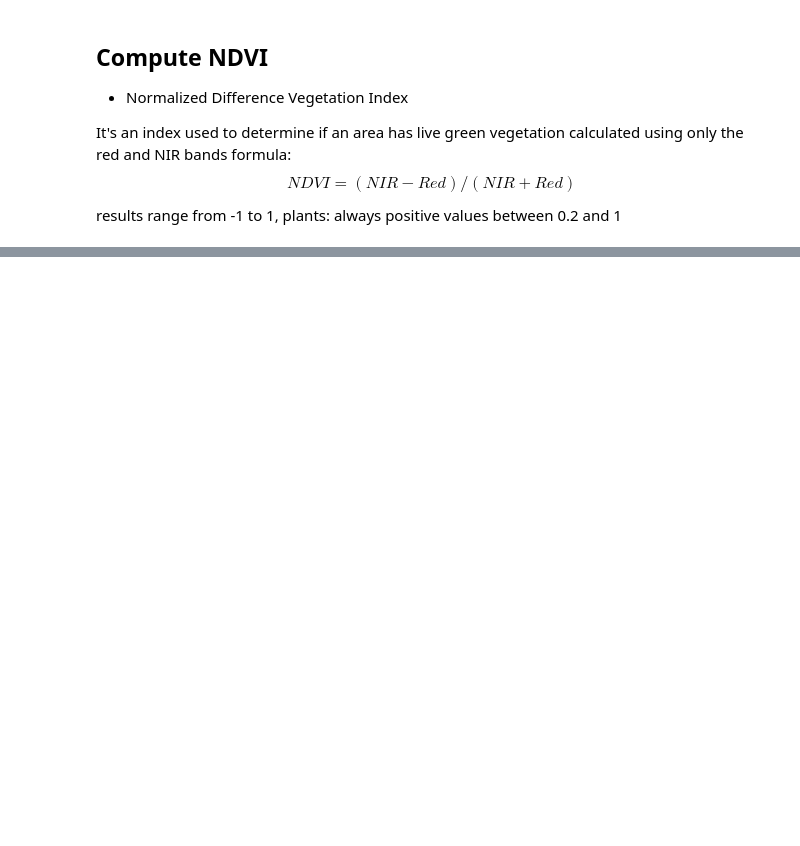
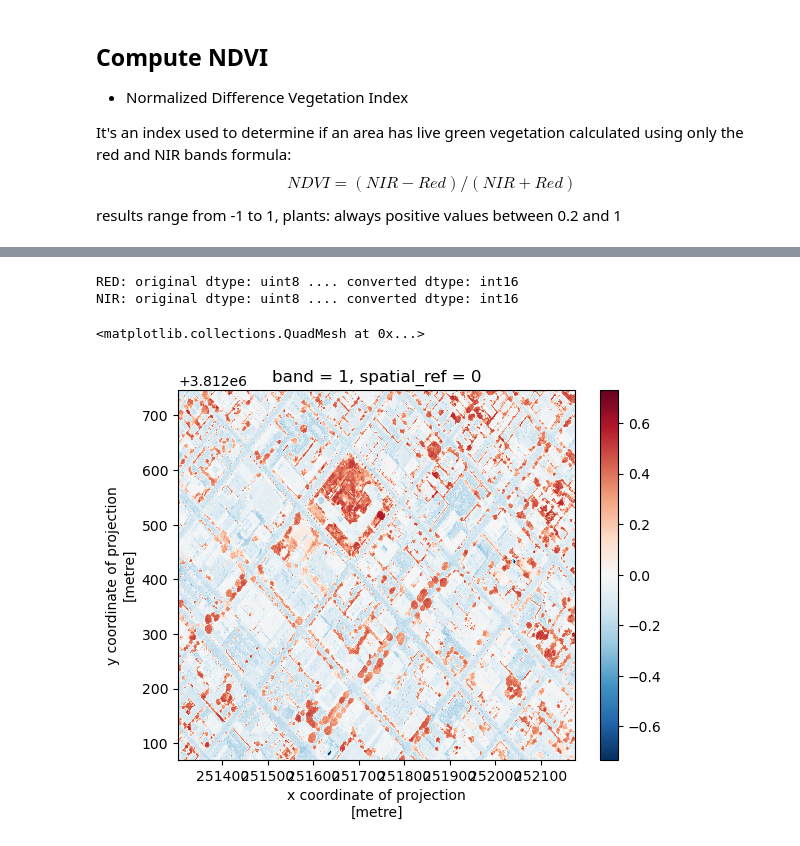
Before and after one commit to hmchilders/EDS220_Week6, a Jupyter notebook: rioxarray.ipynb, the cells around one changed output, grey strips where cells are left out. Drawn from its saved outputs; the diff is of its cells as text; code cells hidden in the pictures; blank space fills up the shorter version.

```diff
--- a/rioxarray.ipynb
+++ b/rioxarray.ipynb
@@ -206,0 +262,15 @@ NameError: name 'rgb_small' is not defined
+# %%
+red16 = red.astype('int16')
+nir16 = nir_small.astype('int16')
+print('RED: original dtype:', rgb_small.dtype, '.... converted dtype:', red16.dtype)
+print('NIR: original dtype:', nir.dtype, '.... converted dtype:', nir16.dtype)
+# %% [output]
+RED: original dtype: uint8 .... converted dtype: int16
+NIR: original dtype: uint8 .... converted dtype: int16
+# %%
+# calculate and plot NDVI
+ndvi = (nir16 - red16)/(nir16+red16)
+ndvi.plot()
+# %% [output]
+<matplotlib.collections.QuadMesh at 0x...>
+[figure, added]
```
Also changed, not shown: parts of 13 cells of this notebook.
